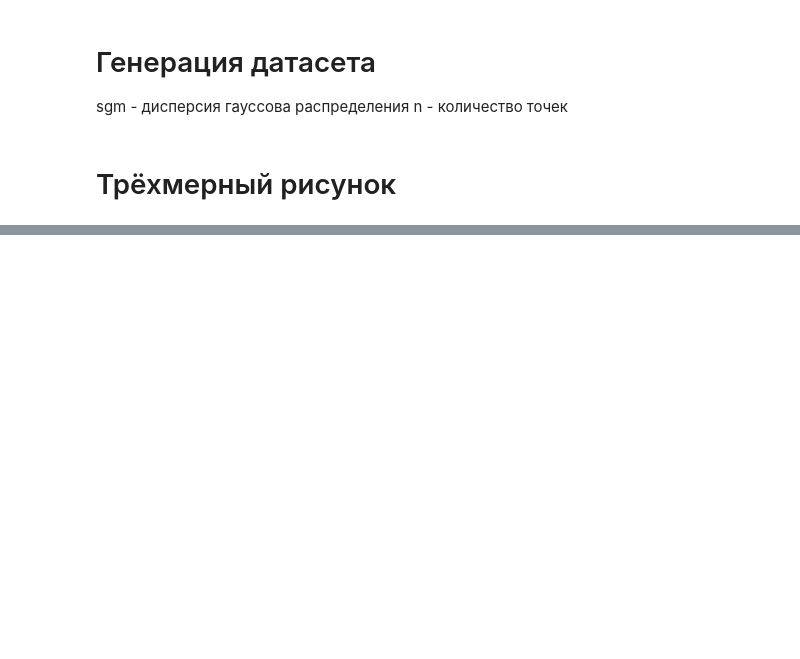
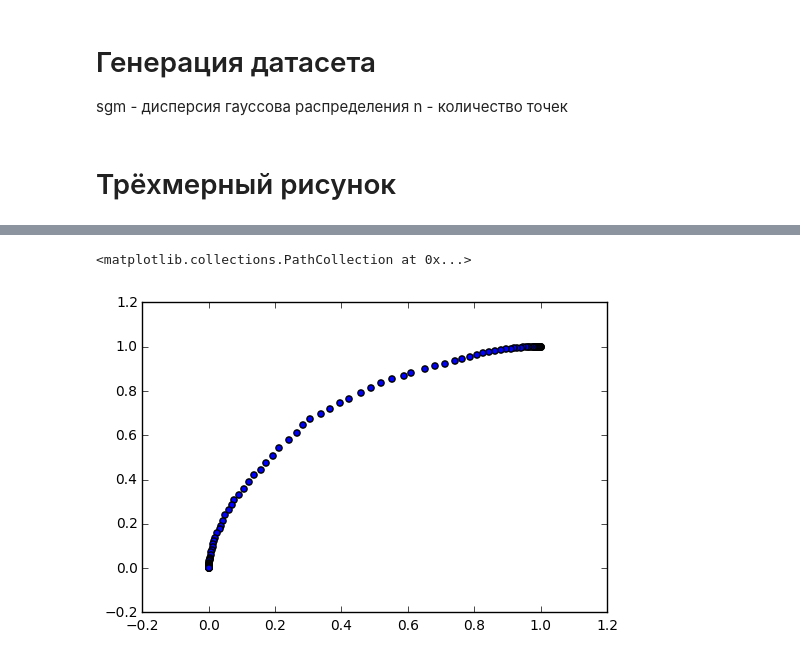
Before and after one commit to tarstars/algo_club, a Jupyter notebook: ml/gaussian_mix/gaussian_mix.ipynb, the cells around one changed output, grey strips where cells are left out. Drawn from its saved outputs; the diff is of its cells as text; code cells hidden in the pictures; blank space fills up the shorter version.

```diff
--- a/ml/gaussian_mix/gaussian_mix.ipynb
+++ b/ml/gaussian_mix/gaussian_mix.ipynb
@@ -45,0 +69,30 @@ plt.show()
+# %%
+prj=make_proj(data, numpy.array([0.2, -0.5, 1]))
+x=[]
+y=[]
+for thresh in numpy.linspace(numpy.min(prj[:,0]), numpy.max(prj[:, 0]), 100):
+    tp = 0
+    fp = 0
+    den_less = 0
+    den_more = 0
+    for t in range(n):
+        guess = 0
+        if prj[t, 0] > thresh:
+            guess = 1
+        if guess > 0.5 and prj[t, 1] > 0.5:
+            tp += 1
+        if guess > 0.5 and prj[t, 1] < 0.5:
+            fp += 1
+        if prj[t, 1] < 0.5:
+            den_less += 1
+        else:
+            den_more += 1
+    if den_more > 0 and den_less > 0:
+        current_x = fp / den_less
+        current_y = tp / den_more
+        x.append(current_x)
+        y.append(current_y)
+plt.scatter(x,y)
+# %% [output]
+<matplotlib.collections.PathCollection at 0x...>
+[figure, added]
```
Also changed, not shown: parts of 8 cells of this notebook, 1 other file.
